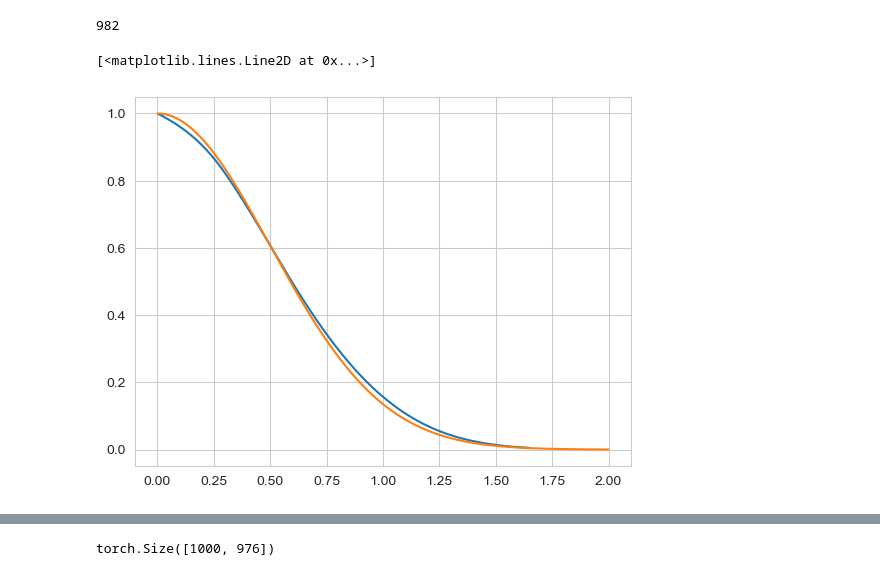
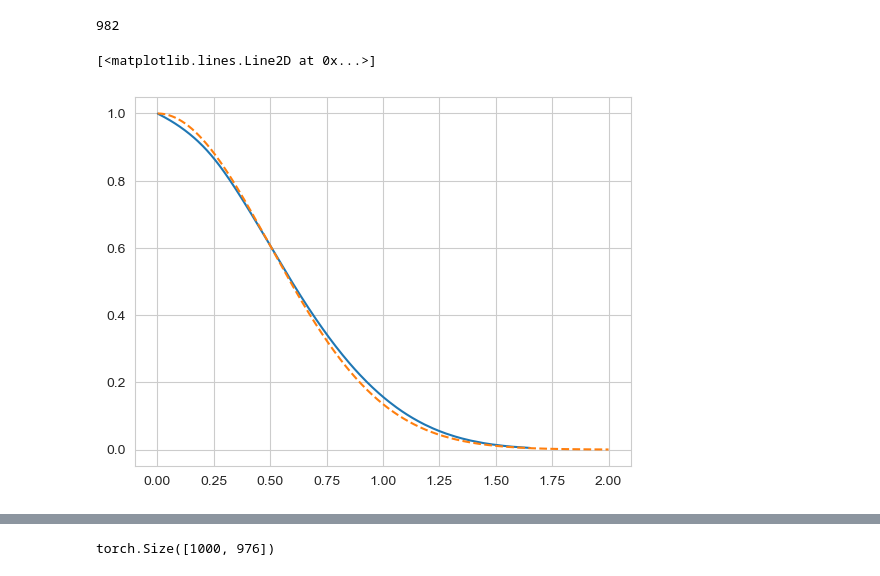
Before and after one commit to keyyyyyx/SODEN, a Jupyter notebook: simulation.ipynb, the cells around one changed output, grey strips where cells are left out. Cells and saved outputs as stored; diff of their text form; code cells hidden in the pictures.

```diff
--- a/simulation.ipynb
+++ b/simulation.ipynb
@@ -235,9 +235,9 @@ len(mean2)
 # %%
 Lambda2 = np.asarray(mean2).reshape(982)
 t = np.linspace(0.001, 2, N)
-x = np.zeros(N) + 1
+x2 = np.zeros(N) + 1
 plt.plot(eval2_t_0, np.exp(-Lambda2))
-plt.plot(t, survival_func(t, x))
+plt.plot(t, survival_func(t, x2), linestyle="dashed")
 # %% [output]
 [<matplotlib.lines.Line2D at 0x...>]
-[figure, old version]
+[figure, new version]
```
Also changed, not shown: parts of 2 cells of this notebook.
